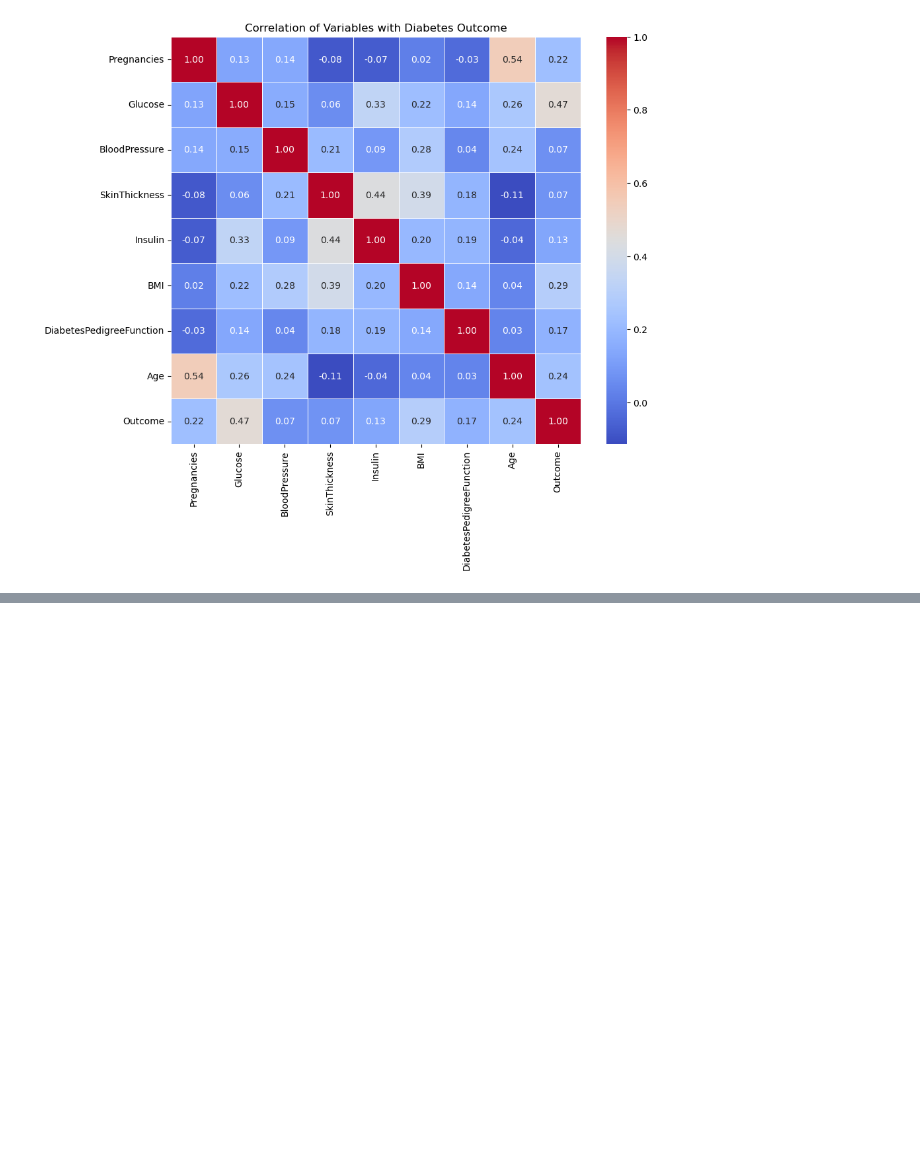
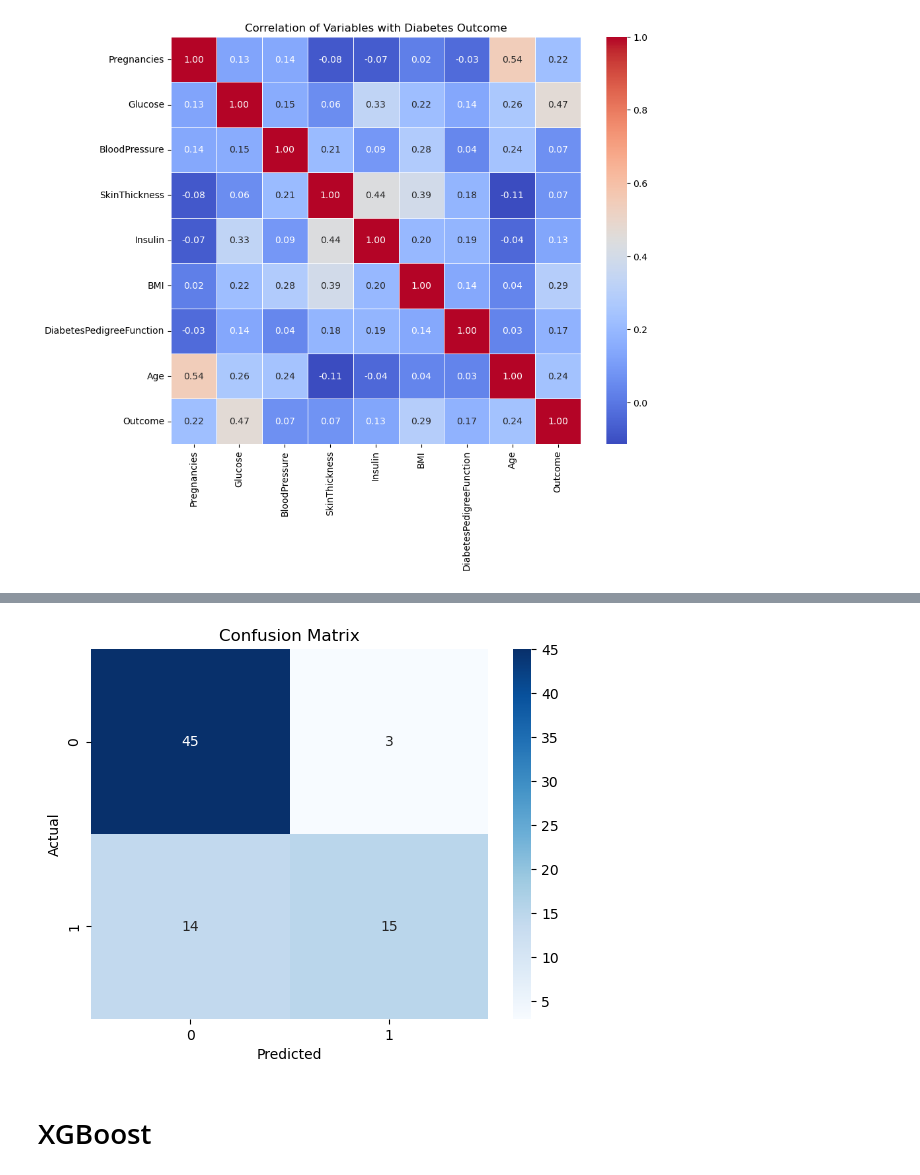
Before and after one commit to ssooraj004/AISC-SQ2024-Beginner-Project, a Jupyter notebook: YiHsuan_AISCBP.ipynb, the cells around one changed output, grey strips where cells are left out. Drawn from its saved outputs; the diff is of its cells as text; code cells hidden in the pictures; blank space fills up the shorter version.

Commit message:
Neural network & XGBoost

```diff
--- a/YiHsuan_AISCBP.ipynb
+++ b/YiHsuan_AISCBP.ipynb
@@ -184,0 +240,11 @@ Text(0.5, 1.0, 'Correlation of Variables with Diabetes Outcome')
+# %%
+cm = confusion_matrix(ytest, pred) # It's a 2x2 matrix with the actual values on the y-axis and the predicted values on the x-axis. And the values in the matrix are the counts of the observations that fall into each category. And the diagonal of the matrix is the number of correct predictions. And the off-diagonal is the number of incorrect predictions.
+sns.heatmap(cm, annot=True, fmt="d", cmap="Blues")  # font size
+plt.title('Confusion Matrix')
+plt.xlabel ('Predicted')
+plt.ylabel('Actual')
+plt.show( )
+# %% [output]
+[figure, added]
+# %% [markdown]
+# XGBoost
```
Also changed, not shown: parts of 11 cells of this notebook.
